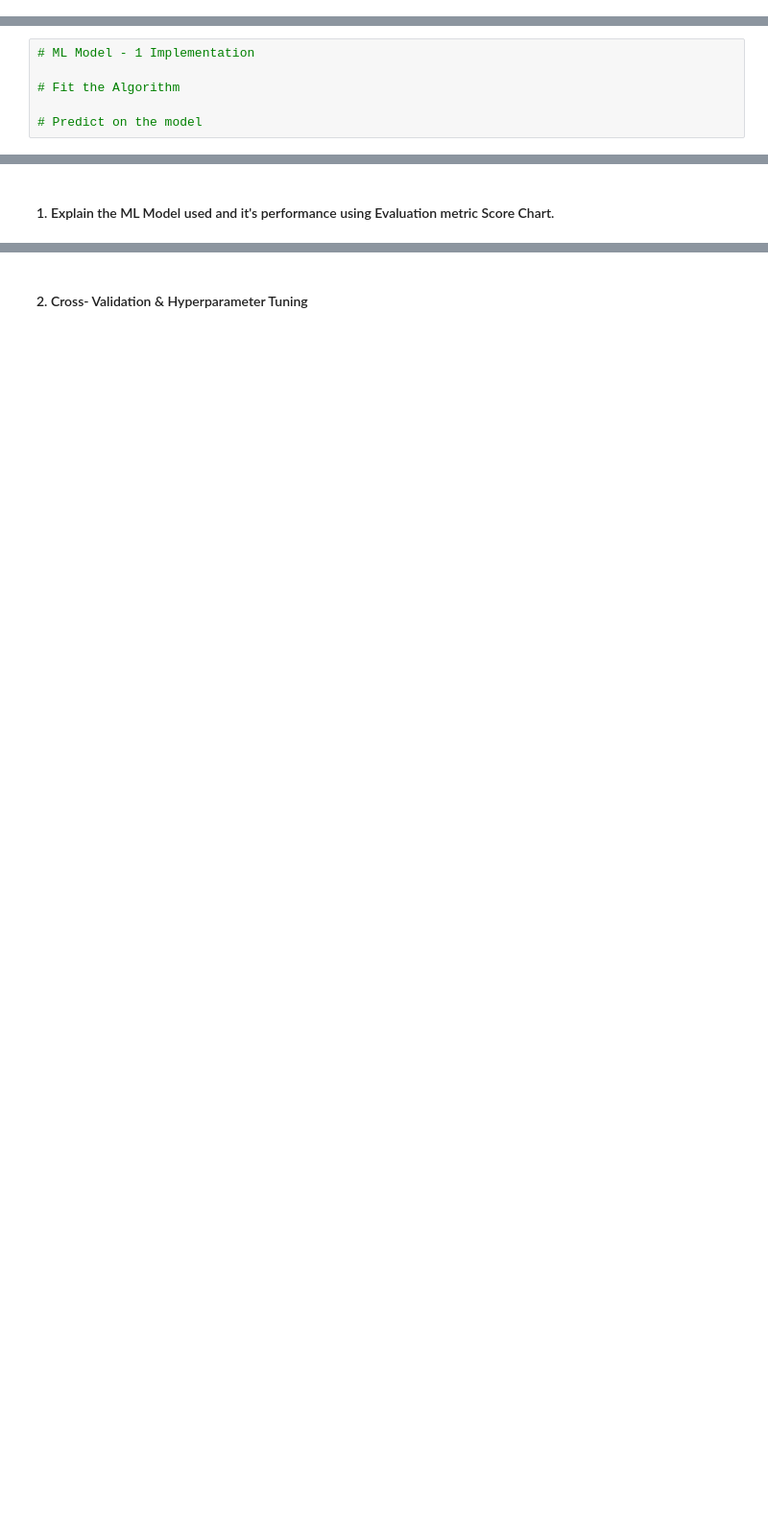
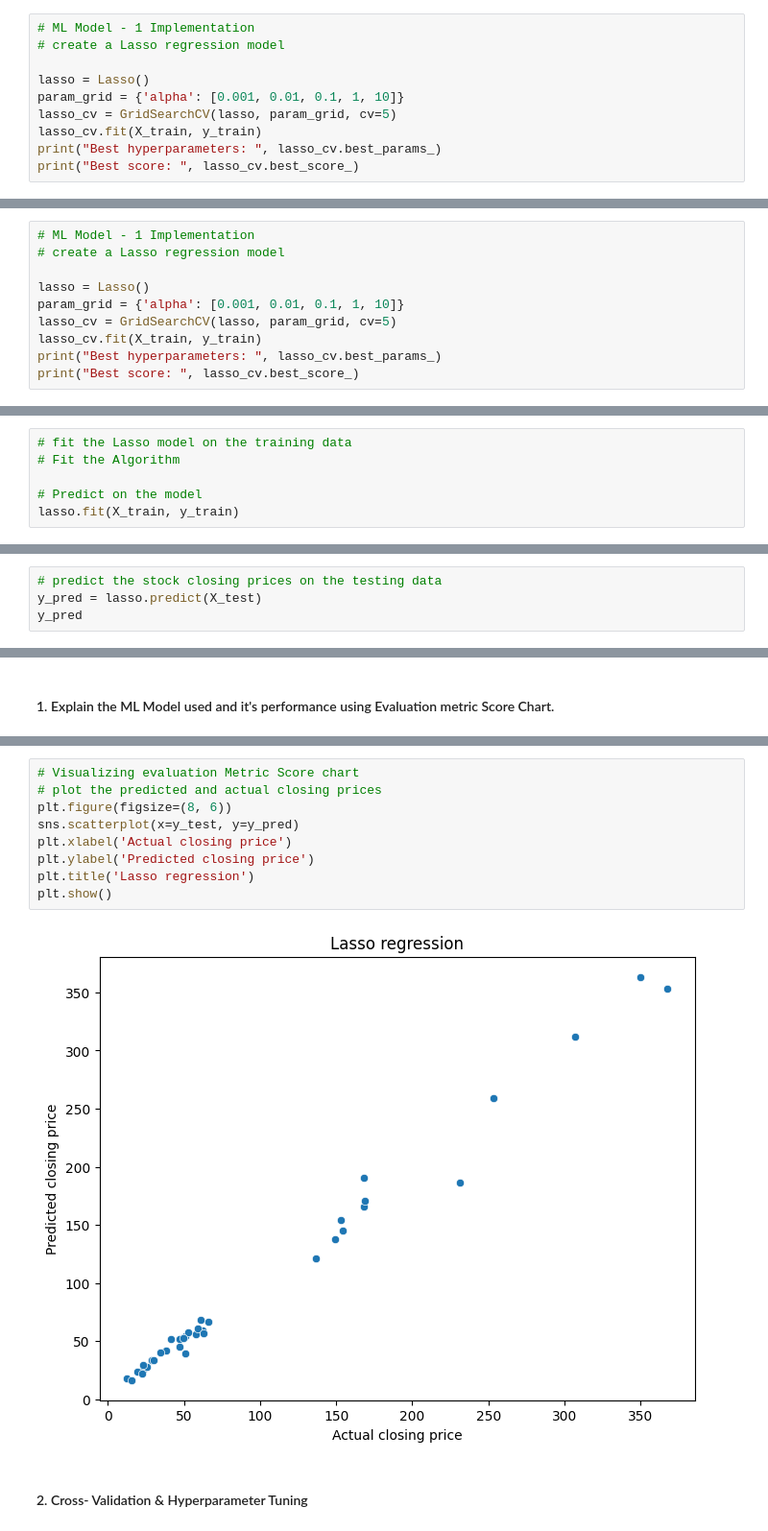
Before and after one commit to MishraVikas01/Capstone_project_Regression, a Jupyter notebook: vikas_ML_Submission_Template.ipynb, the cells around one changed output, grey strips where cells are left out. Shown at 96% size. Cells and saved outputs as stored; diff of their text form; blank space fills up the shorter version.

```diff
--- a/vikas_ML_Submission_Template.ipynb
+++ b/vikas_ML_Submission_Template.ipynb
@@ -850,3 +899,13 @@ Answer Here.
 ## ***7. ML Model Implementation***
 # %% [markdown]
 ### ML Model - 1
+# %%
+# ML Model - 1 Implementation
+# create a Lasso regression model
+
+lasso = Lasso()
+param_grid = {'alpha': [0.001, 0.01, 0.1, 1, 10]}
+lasso_cv = GridSearchCV(lasso, param_grid, cv=5)
+lasso_cv.fit(X_train, y_train)
+print("Best hyperparameters: ", lasso_cv.best_params_)
+print("Best score: ", lasso_cv.best_score_)
@@ -852,0 +915,10 @@ Answer Here.
+# %%
+# ML Model - 1 Implementation
+# create a Lasso regression model
+
+lasso = Lasso()
+param_grid = {'alpha': [0.001, 0.01, 0.1, 1, 10]}
+lasso_cv = GridSearchCV(lasso, param_grid, cv=5)
+lasso_cv.fit(X_train, y_train)
+print("Best hyperparameters: ", lasso_cv.best_params_)
+print("Best score: ", lasso_cv.best_score_)
@@ -853,6 +928,6 @@ Answer Here.
 # %%
-# ML Model - 1 Implementation
-
+# fit the Lasso model on the training data
 # Fit the Algorithm
 
 # Predict on the model
+lasso.fit(X_train, y_train)
@@ -858,0 +938,4 @@ Answer Here.
+# %%
+# predict the stock closing prices on the testing data
+y_pred = lasso.predict(X_test)
+y_pred
@@ -863,2 +965,13 @@ Answer Here.
+# %%
+# Visualizing evaluation Metric Score chart
+# plot the predicted and actual closing prices
+plt.figure(figsize=(8, 6))
+sns.scatterplot(x=y_test, y=y_pred)
+plt.xlabel('Actual closing price')
+plt.ylabel('Predicted closing price')
+plt.title('Lasso regression')
+plt.show()
+# %% [output]
+[figure, added]
 # %% [markdown]
 #### 2. Cross- Validation & Hyperparameter Tuning
```
Also changed, not shown: parts of 123 cells of this notebook.
